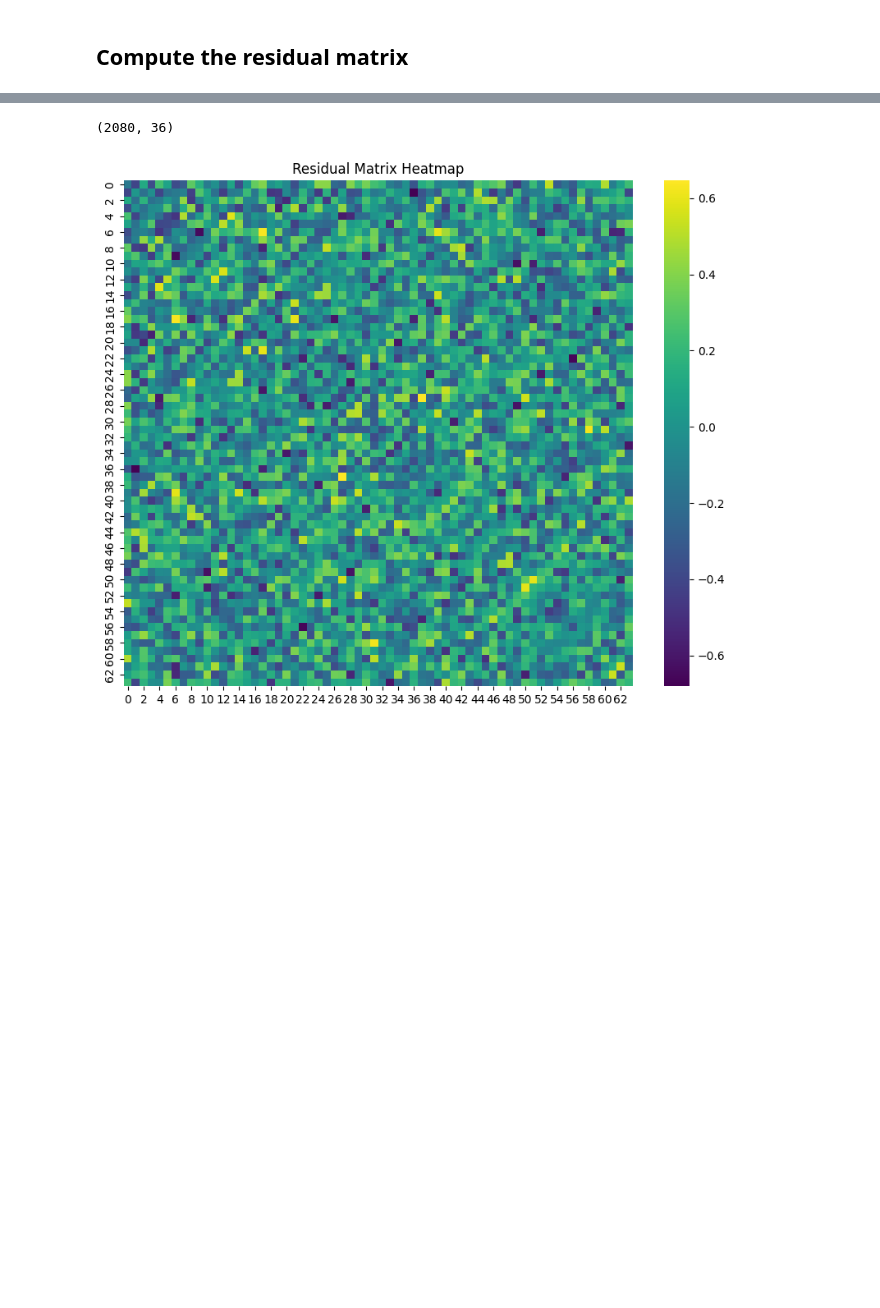
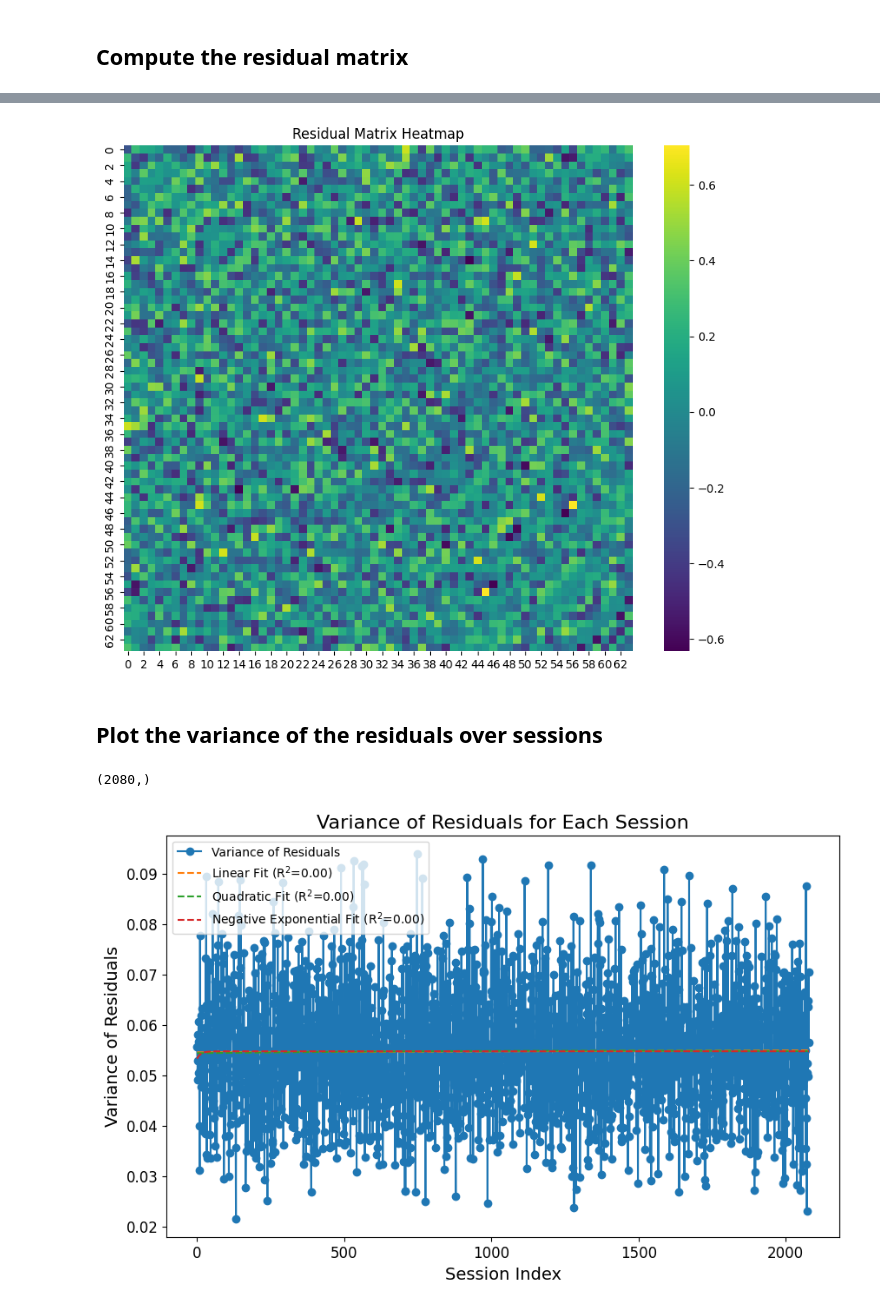
Before and after one commit to celprov/hcph-sops, a Jupyter notebook: docs/analysis/fmri-variability.ipynb, the cells around one changed output, grey strips where cells are left out. Saved outputs shown, nothing was run; the diff lists cells and outputs as text; code cells hidden in the pictures; blank space fills up the shorter version.

Commit message:
enh: plot the evolution of the residuals across sessions

```diff
--- a/docs/analysis/fmri-variability.ipynb
+++ b/docs/analysis/fmri-variability.ipynb
@@ -98,16 +115,4 @@ plt.show()
 # %%
-import numpy as np
-from sklearn.decomposition import PCA
-
-# Project the data onto the residual components (from n_comp + 1 onwards)
-residuals_frompc = pca.transform(fc_concat)[:, n_comp:]
-
-# Reconstruct the data using the residual components
-residuals_frompc = np.dot(residuals_frompc, pca.components_[n_comp:, :]) + np.mean(fc_concat, axis=0)
-
-# Print the shape of the reconstructed data
-print(residuals_frompc.shape)
-
 # Assuming the size of the original FC matrix is 64x64
 size = 64
 residual_frompc = reconstruct_full_matrix(residuals_frompc[:,0], size)
@@ -119,5 +124,46 @@ sns.heatmap(residual_frompc, cmap='viridis')
 plt.title('Residual Matrix Heatmap')
 plt.show()
 # %% [output]
-(2080, 36)
-[figure, old version]
+[figure, new version]
+# %% [markdown]
+## Plot the variance of the residuals over sessions
+# %%
+from scipy.optimize import curve_fit
+from sklearn.metrics import r2_score
+
+# Compute the variance of the residuals for each session
+residuals_var = np.var(residuals, axis=1)
+print(residuals_var.shape)
+
+# Plot the variance of the residuals as a function of the session index
+plt.figure(figsize=(10, 6))
+plt.plot(range(len(residuals_var)), residuals_var, marker='o', linestyle='-', label='Variance of Residuals')
+
+# Fit and plot a linear curve
+linear_model = np.poly1d(np.polyfit(range(len(residuals_var)), residuals_var, 1))
+linear_r2 = r2_score(residuals_var, linear_model(range(len(residuals_var))))
+plt.plot(range(len(residuals_var)), linear_model(range(len(residuals_var))), linestyle='--', label=f'Linear Fit (R$^2$={linear_r2:.2f})')
+
+# Fit and plot a quadratic curve
+quadratic_model = np.poly1d(np.polyfit(range(len(residuals_var)), residuals_var, 2))
+quadratic_r2 = r2_score(residuals_var, quadratic_model(range(len(residuals_var))))
+plt.plot(range(len(residuals_var)), quadratic_model(range(len(residuals_var))), linestyle='--', label=f'Quadratic Fit (R$^2$={quadratic_r2:.2f})')
+
+# Fit and plot a negative exponential curve
+def neg_exp(x, a, b, c):
+    return a * np.exp(-b * x) + c
+
+popt, _ = curve_fit(neg_exp, range(len(residuals_var)), residuals_var, p0=(1, 0.01, 1))
+neg_exp_r2 = r2_score(residuals_var, neg_exp(range(len(residuals_var)), *popt))
+plt.plot(range(len(residuals_var)), neg_exp(range(len(residuals_var)), *popt), linestyle='--', label=f'Negative Exponential Fit (R$^2$={neg_exp_r2:.2f})')
+
+plt.xlabel('Session Index', fontsize=14)
+plt.ylabel('Variance of Residuals', fontsize=14)
+plt.title('Variance of Residuals for Each Session', fontsize=16)
+plt.tick_params(axis='x', labelsize=12)
+plt.tick_params(axis='y', labelsize=12)
+plt.legend()
+plt.show()
+# %% [output]
+(2080,)
+[figure, added]
```
Also changed, not shown: parts of 7 cells of this notebook.
